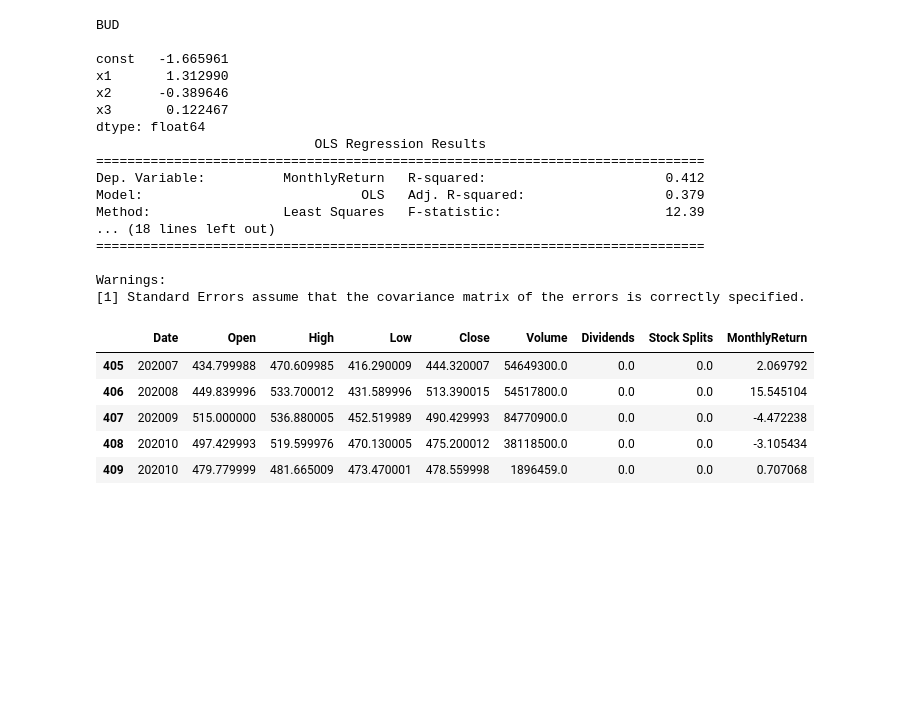
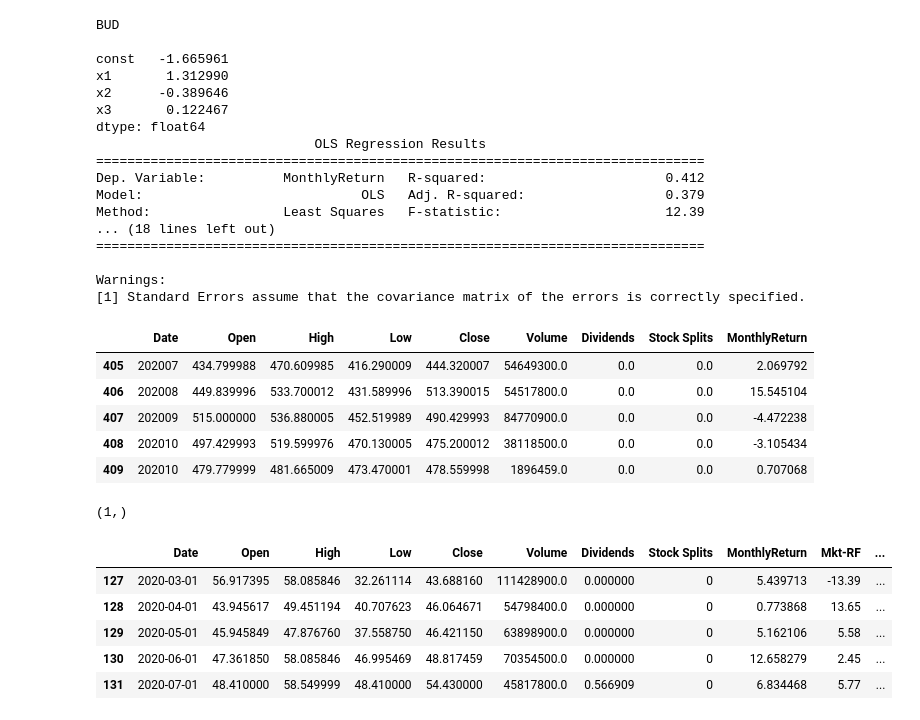
Before and after one commit to chrisliii/FINE-452, a Jupyter notebook: Fama_French.ipynb, the cells around one changed output. Cells and saved outputs as stored; diff of their text form; code cells hidden in the pictures; blank space fills up the shorter version.

```diff
--- a/Fama_French.ipynb
+++ b/Fama_French.ipynb
@@ -155,3 +162,26 @@ df_ticker_monthly_return.tail()
 | 407 | 202009 | 515.000000 | 536.880005 | 452.519989 | 490.429993 | 84770900.0 | 0.0 | 0.0 | -4.472238 |
 | 408 | 202010 | 497.429993 | 519.599976 | 470.130005 | 475.200012 | 38118500.0 | 0.0 | 0.0 | -3.105434 |
 | 409 | 202010 | 479.779999 | 481.665009 | 473.470001 | 478.559998 | 1896459.0 | 0.0 | 0.0 | 0.707068 |
+# %%
+# data prep
+df_ticker_FF = pd.merge(df_ticker_monthly_return, df_FF_Research, on='Date')
+df_ticker_FF['Date'] = pd.to_datetime(df_ticker_FF['Date'], format='%Y%m')
+
+# sample period
+date_begin_sample = datetime(2010, 10, 1)
+date_end_sample = datetime(2020, 10, 1)
+
+
+# CAPM out of sample
+df_ticker_FF[(df_ticker_FF.Date == datetime(2020, 6, 1,0,0))]['Mkt-RF'].shape
+# %% [output]
+(1,)
+# %%
+df_ticker_FF.tail()
+# %% [output]
+|  | Date | Open | High | Low | Close | Volume | Dividends | Stock Splits | MonthlyReturn | Mkt-RF | ... |
+| 127 | 2020-03-01 | 56.917395 | 58.085846 | 32.261114 | 43.688160 | 111428900.0 | 0.000000 | 0 | 5.439713 | -13.39 | ... |
+| 128 | 2020-04-01 | 43.945617 | 49.451194 | 40.707623 | 46.064671 | 54798400.0 | 0.000000 | 0 | 0.773868 | 13.65 | ... |
+| 129 | 2020-05-01 | 45.945849 | 47.876760 | 37.558750 | 46.421150 | 63898900.0 | 0.000000 | 0 | 5.162106 | 5.58 | ... |
+| 130 | 2020-06-01 | 47.361850 | 58.085846 | 46.995469 | 48.817459 | 70354500.0 | 0.000000 | 0 | 12.658279 | 2.45 | ... |
+| 131 | 2020-07-01 | 48.410000 | 58.549999 | 48.410000 | 54.430000 | 45817800.0 | 0.566909 | 0 | 6.834468 | 5.77 | ... |
```
Also changed, not shown: parts of 7 cells of this notebook.
